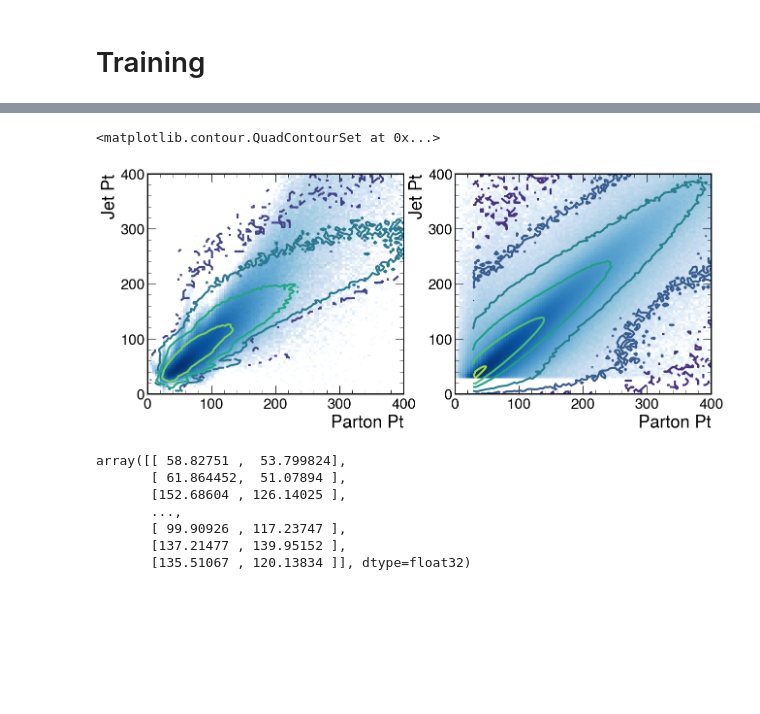
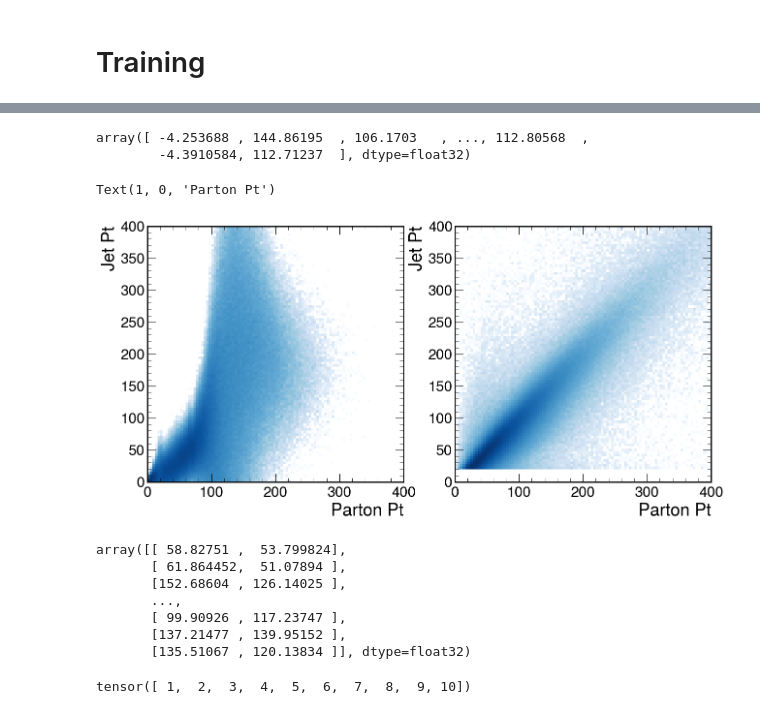
Before and after one commit to PocketCoffea/PocketCoffea, a Jupyter notebook: notebooks/NF_TransferFunctions.ipynb, the cells around one changed output, grey strips where cells are left out. Saved outputs shown, nothing was run; the diff lists cells and outputs as text; code cells hidden in the pictures; blank space fills up the shorter version.

```diff
--- a/notebooks/NF_TransferFunctions.ipynb
+++ b/notebooks/NF_TransferFunctions.ipynb
@@ -20,7 +20,7 @@ from torch import optim
 
 from math import floor
 # %%
-filename1 = "/work/dvalsecc/ttHbb/PocketCoffea/output/parton_matching_dR02_v07/output.coffea"
+filename1 = "/work/dvalsecc/ttHbb/PocketCoffea/output/parton_matching_dR03_v08/output.coffea"
 output = load(filename1)
 output.keys()
 # %% [output]
@@ -47,3 +47,3 @@ df_tt
 # %%
-inputs_pts = df_tt[["parton_pt", "jet_pt"]].values
+inputs_pts = df_tt[["parton_pt","jet_pt",]].values[0:2000000]
 # %%
@@ -74,6 +72,22 @@ base_distribution = distributions.StandardNormal(shape=[2])
 flow = flows.Flow(transform=transform, distribution=base_distribution)
 
 optimizer = optim.Adam(flow.parameters())
+# %%
+from nflows.flows.autoregressive import MaskedAutoregressiveFlow
+
+flow = MaskedAutoregressiveFlow(
+    features = 2,
+    hidden_features=5,
+    num_layers=4,
+    num_blocks_per_layer=1,
+    use_residual_blocks=True,
+    use_random_masks=False,
+    use_random_permutations=True,
+    dropout_probability=0.00,
+    batch_norm_within_layers=True,
+    batch_norm_between_layers=False)
+
+optimizer = optim.Adam(flow.parameters())
 # %%
 flow
 # %% [output]
@@ -220,21 +204,26 @@ Epoch 5: loss: 9.369769096374512
+# %%
+samples[:,0]
+# %% [output]
+array([ -4.253688 , 144.86195  , 106.1703   , ..., 112.80568  ,
+        -4.3910584, 112.71237  ], dtype=float32)
 # %%
-fig,( ax,ay) = plt.subplots(1, 2, figsize=(15, 6), dpi=100)
+fig,( ax,ay) = plt.subplots(1, 2, figsize=(15, 7), dpi=100)
 
 samples = flow.sample(1000000).detach().numpy()
 
-count, ybins,xbins, im = ax.hist2d(samples[:,0],samples[:,1], bins=100, range=((0,400),(0, 400) ), norm=LogNorm(),cmap="Blues")
+count, xbins,ybins, im = ax.hist2d(samples[:,0],samples[:,1], bins=100, range=((0,400),(0, 400) ), norm=LogNorm(),cmap="Blues")
 ax.set_ylabel("Jet Pt")
 ax.set_xlabel("Parton Pt")
-ax.contour(count, extent=[xbins.min(),xbins.max(),ybins.min(),ybins.max()],linewidths=3, norm=LogNorm())
+#ax.contour(count, extent=[xbins.min(),xbins.max(),ybins.min(),ybins.max()],linewidths=3, norm=LogNorm())
 
 
-count, ybins,xbins, im = ay.hist2d(inputs_pts[:,0],inputs_pts[:,1], bins=100, range=((0,400),(0, 400) ), norm=LogNorm(),cmap="Blues")
+count, xbins,ybins, im = ay.hist2d(inputs_pts[:,0],inputs_pts[:,1], bins=100, range=((0,400),(0, 400) ), norm=LogNorm(),cmap="Blues")
 ay.set_ylabel("Jet Pt")
 ay.set_xlabel("Parton Pt")
-ay.contour(count, extent=[xbins.min(),xbins.max(),ybins.min(),ybins.max()],linewidths=3, norm=LogNorm())
+#ay.contour(count, extent=[xbins.min(),xbins.max(),ybins.min(),ybins.max()],linewidths=3, norm=LogNorm())
 # %% [output]
-<matplotlib.contour.QuadContourSet at 0x...>
+Text(1, 0, 'Parton Pt')
-[figure, old version]
+[figure, new version]
 # %%
 samples
 # %% [output]
@@ -247,0 +239,4 @@ array([[ 58.82751 ,  53.799824],
+# %%
+made._get_input_degrees(10)
+# %% [output]
+tensor([ 1,  2,  3,  4,  5,  6,  7,  8,  9, 10])
```
Also changed, not shown: parts of 20 cells of this notebook, 5 other files.
